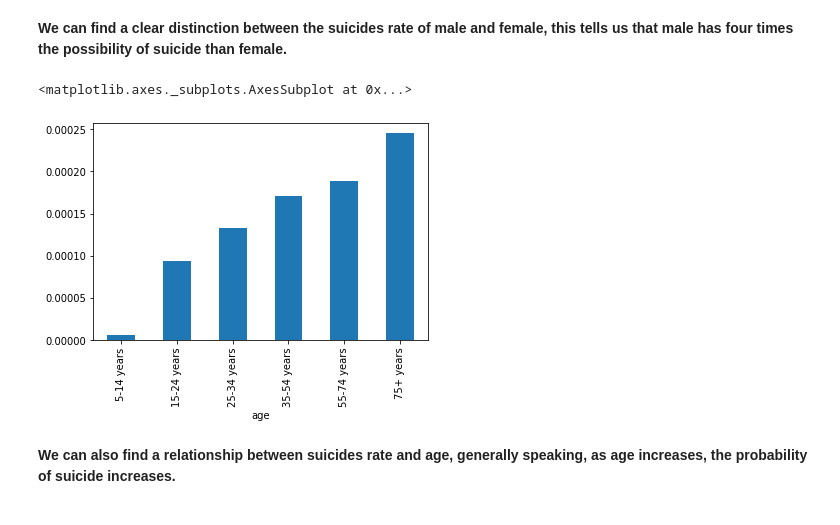
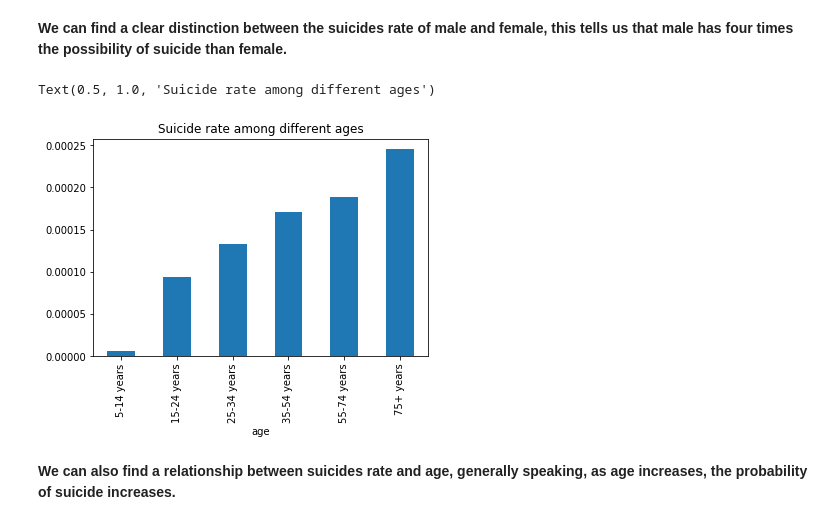
Before and after one commit to collinzrj/data_bootcamp_final_project, a Jupyter notebook: final_project.ipynb, the cells around one changed output. Cells and saved outputs as stored; diff of their text form; code cells hidden in the pictures.

```diff
--- a/final_project.ipynb
+++ b/final_project.ipynb
@@ -196,11 +200,13 @@ male_female.plot.bar()
 <b>We can find a clear distinction between the suicides rate of male and female, this tells us that male has four times the possibility of suicide than female.</b>
 # %%
 ages = df.groupby('age')['suicides_no'].sum() / df.groupby('age')['population'].sum()
-# %%
-ages.sort_values().plot.bar()
-# %% [output]
-<matplotlib.axes._subplots.AxesSubplot at 0x...>
-[figure, removed]
+# %%
+fig, ax = plt.subplots()
+ages.sort_values().plot.bar()
+ax.set_title("Suicide rate among different ages")
+# %% [output]
+Text(0.5, 1.0, 'Suicide rate among different ages')
+[figure, added]
 # %% [markdown]
 <b>We can also find a relationship between suicides rate and age, generally speaking, as age increases, the probability of suicide increases.</b>
 # %%
```
Also changed, not shown: parts of 8 cells of this notebook.
